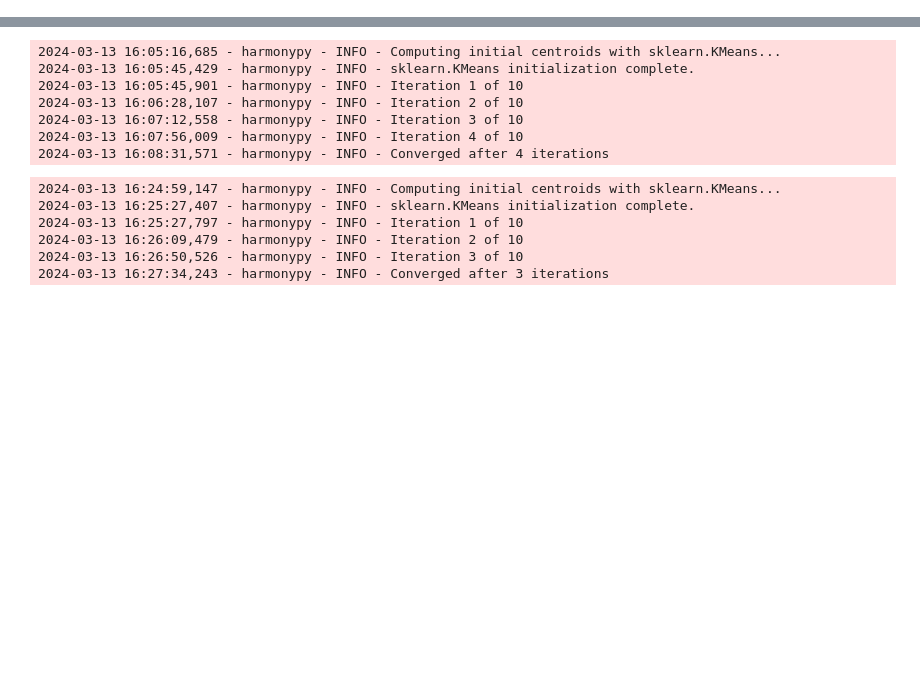
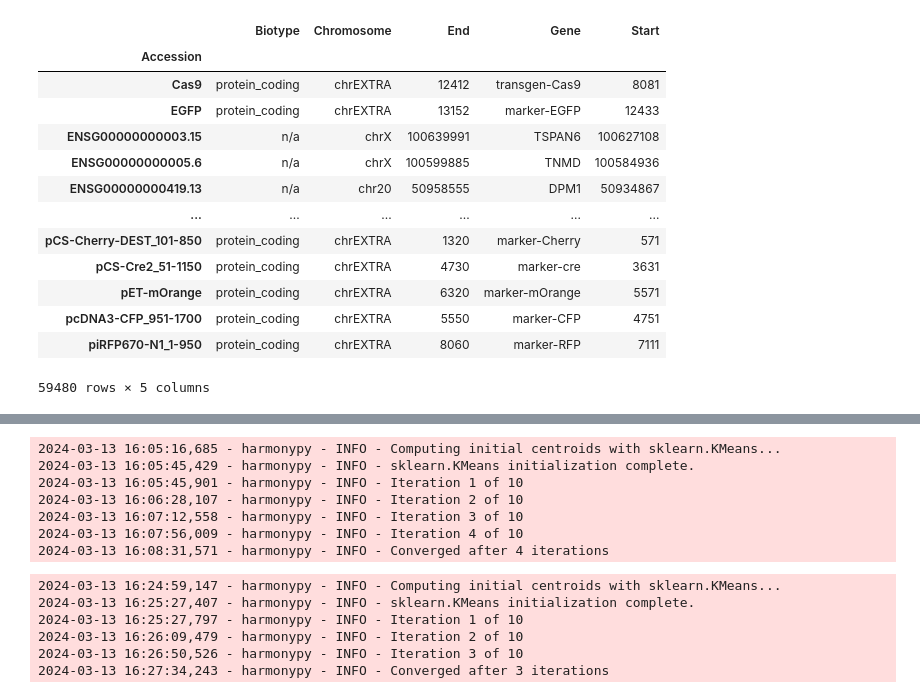
Before and after one commit to jdfld/scRNA_annotation-Thesis-, a Jupyter notebook: Untitled.ipynb, the cells around one changed output, grey strips where cells are left out. Drawn from its saved outputs; the diff is of its cells as text; code cells hidden in the pictures; blank space fills up the shorter version.

```diff
--- a/Untitled.ipynb
+++ b/Untitled.ipynb
@@ -5,0 +8,19 @@ import scanpy as sc
+# %%
+adata = sc.read_h5ad("subchunk1_1.h5ad")
+# %%
+adata.var
+# %% [output]
+|  | Biotype | Chromosome | End | Gene | Start |
+| Accession |  |  |  |  |  |
+| Cas9 | protein_coding | chrEXTRA | 12412 | transgen-Cas9 | 8081 |
+| EGFP | protein_coding | chrEXTRA | 13152 | marker-EGFP | 12433 |
+| ENSG00000000003.15 | n/a | chrX | 100639991 | TSPAN6 | 100627108 |
+| ENSG00000000005.6 | n/a | chrX | 100599885 | TNMD | 100584936 |
+| ENSG00000000419.13 | n/a | chr20 | 50958555 | DPM1 | 50934867 |
+| ... | ... | ... | ... | ... | ... |
+| pCS-Cherry-DEST_101-850 | protein_coding | chrEXTRA | 1320 | marker-Cherry | 571 |
+| pCS-Cre2_51-1150 | protein_coding | chrEXTRA | 4730 | marker-cre | 3631 |
+| pET-mOrange | protein_coding | chrEXTRA | 6320 | marker-mOrange | 5571 |
+| pcDNA3-CFP_951-1700 | protein_coding | chrEXTRA | 5550 | marker-CFP | 4751 |
+| piRFP670-N1_1-950 | protein_coding | chrEXTRA | 8060 | marker-RFP | 7111 |
+59480 rows × 5 columns
```
Also changed, not shown: parts of 3 cells of this notebook, 5 other files.
